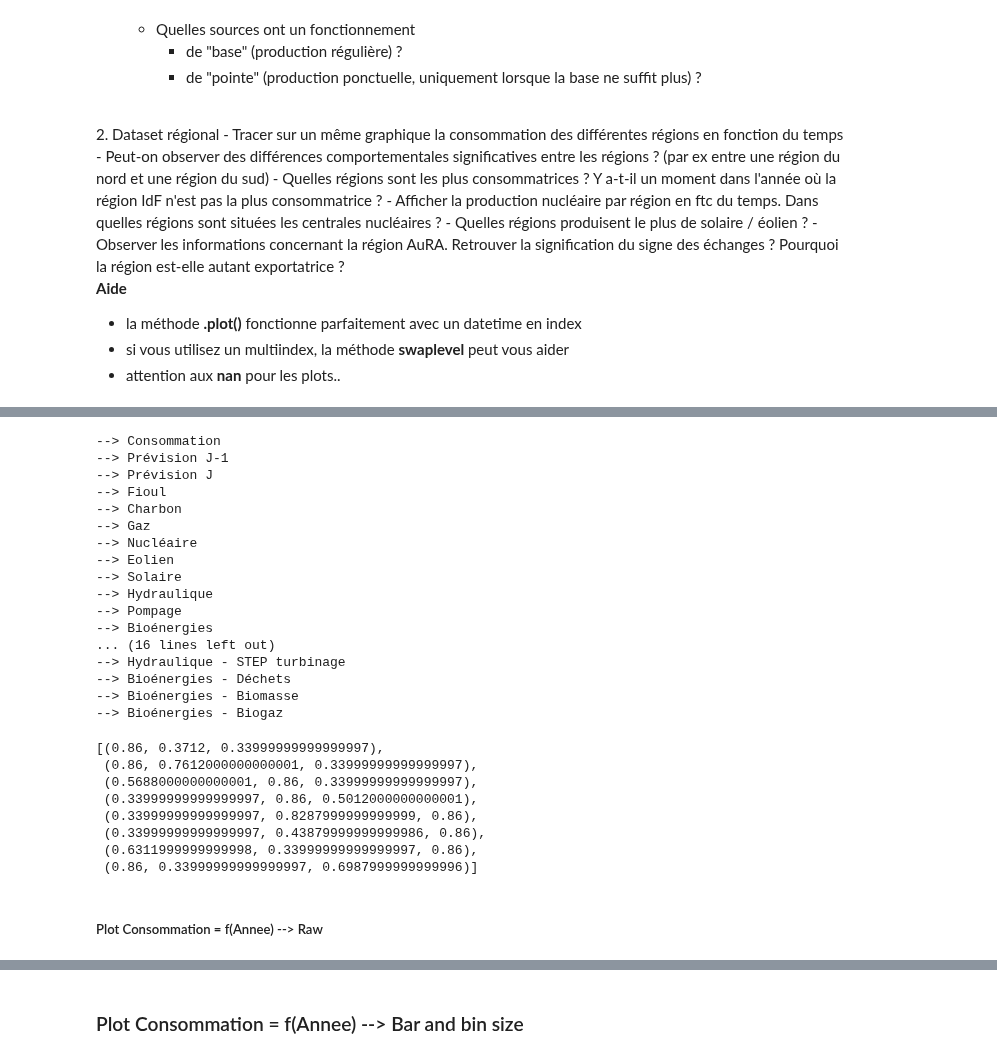
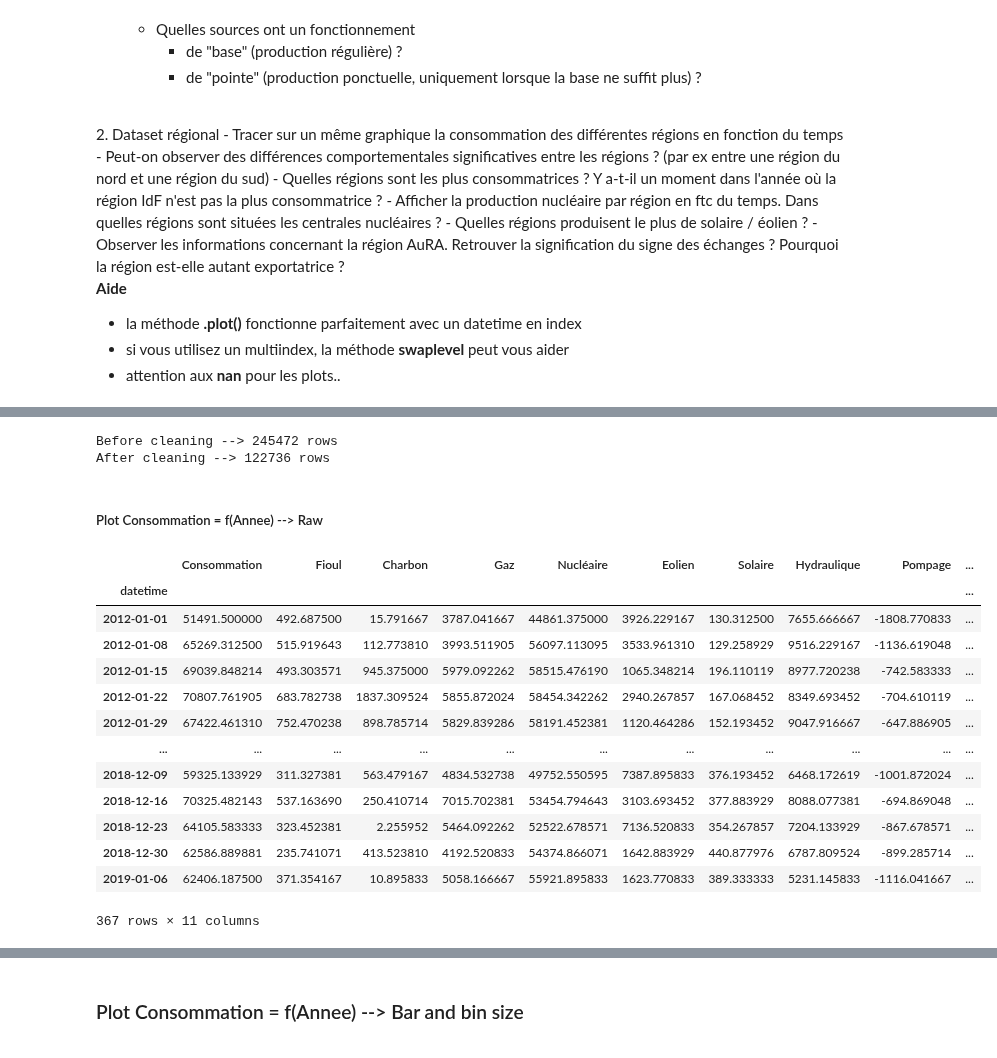
Before and after one commit to ManuLabricole/CDN-Statistique, a Jupyter notebook: Notebooks/Stat_descriptives_part2_mise_en_pratique.ipynb, the cells around one changed output, grey strips where cells are left out. Cells and saved outputs as stored; diff of their text form; code cells hidden in the pictures.

```diff
--- a/Notebooks/Stat_descriptives_part2_mise_en_pratique.ipynb
+++ b/Notebooks/Stat_descriptives_part2_mise_en_pratique.ipynb
@@ -539 +535,14 @@ Removed rows --> 123082
+# %%
+colEnergy = [
+    "Consommation",
+    "Fioul",
+    "Charbon",
+    "Gaz",
+    "Nucléaire",
+    "Eolien",
+    "Solaire",
+    "Hydraulique",
+    "Pompage",
+    "Bioénergies"
+]
 # %% [markdown]
@@ -544,34 +550,29 @@ if "Périmètre" in df_n.columns.tolist() and "Nature" in df_n.columns.tolist():
-# %%
-for el in df_n.columns:
-    print(f"--> {el}")
-# %% [output]
---> Consommation
---> Prévision J-1
---> Prévision J
---> Fioul
---> Charbon
---> Gaz
---> Nucléaire
---> Eolien
---> Solaire
---> Hydraulique
---> Pompage
---> Bioénergies
-... (16 lines left out)
---> Hydraulique - STEP turbinage
---> Bioénergies - Déchets
---> Bioénergies - Biomasse
---> Bioénergies - Biogaz
-# %%
-sns.color_palette("hls", 8)
-# %% [output]
-[(0.86, 0.3712, 0.33999999999999997),
- (0.86, 0.7612000000000001, 0.33999999999999997),
- (0.5688000000000001, 0.86, 0.33999999999999997),
- (0.33999999999999997, 0.86, 0.5012000000000001),
- (0.33999999999999997, 0.8287999999999999, 0.86),
- (0.33999999999999997, 0.43879999999999986, 0.86),
- (0.6311999999999998, 0.33999999999999997, 0.86),
- (0.86, 0.33999999999999997, 0.6987999999999996)]
+# %%
+df_n_E = df_national.copy()
+df_n_E = df_n_E[colEnergy]
+print(f"Before cleaning --> {df_n_E.shape[0]} rows")
+df_n_E.dropna(axis=0, inplace=True)
+print(f"After cleaning --> {df_n_E.shape[0]} rows")
+df_n_E.sort_index(inplace=True)
+# %% [output]
+Before cleaning --> 245472 rows
+After cleaning --> 122736 rows
 # %% [markdown]
 ##### Plot Consommation = f(Annee) --> Raw
+# %%
+df_n_E.resample("W").mean()
+# %% [output]
+|  | Consommation | Fioul | Charbon | Gaz | Nucléaire | Eolien | Solaire | Hydraulique | Pompage | ... |
+| datetime |  |  |  |  |  |  |  |  |  | ... |
+| 2012-01-01 | 51491.500000 | 492.687500 | 15.791667 | 3787.041667 | 44861.375000 | 3926.229167 | 130.312500 | 7655.666667 | -1808.770833 | ... |
+| 2012-01-08 | 65269.312500 | 515.919643 | 112.773810 | 3993.511905 | 56097.113095 | 3533.961310 | 129.258929 | 9516.229167 | -1136.619048 | ... |
+| 2012-01-15 | 69039.848214 | 493.303571 | 945.375000 | 5979.092262 | 58515.476190 | 1065.348214 | 196.110119 | 8977.720238 | -742.583333 | ... |
+| 2012-01-22 | 70807.761905 | 683.782738 | 1837.309524 | 5855.872024 | 58454.342262 | 2940.267857 | 167.068452 | 8349.693452 | -704.610119 | ... |
+| 2012-01-29 | 67422.461310 | 752.470238 | 898.785714 | 5829.839286 | 58191.452381 | 1120.464286 | 152.193452 | 9047.916667 | -647.886905 | ... |
+| ... | ... | ... | ... | ... | ... | ... | ... | ... | ... | ... |
+| 2018-12-09 | 59325.133929 | 311.327381 | 563.479167 | 4834.532738 | 49752.550595 | 7387.895833 | 376.193452 | 6468.172619 | -1001.872024 | ... |
+| 2018-12-16 | 70325.482143 | 537.163690 | 250.410714 | 7015.702381 | 53454.794643 | 3103.693452 | 377.883929 | 8088.077381 | -694.869048 | ... |
+| 2018-12-23 | 64105.583333 | 323.452381 | 2.255952 | 5464.092262 | 52522.678571 | 7136.520833 | 354.267857 | 7204.133929 | -867.678571 | ... |
+| 2018-12-30 | 62586.889881 | 235.741071 | 413.523810 | 4192.520833 | 54374.866071 | 1642.883929 | 440.877976 | 6787.809524 | -899.285714 | ... |
+| 2019-01-06 | 62406.187500 | 371.354167 | 10.895833 | 5058.166667 | 55921.895833 | 1623.770833 | 389.333333 | 5231.145833 | -1116.041667 | ... |
+367 rows × 11 columns
```
Also changed, not shown: parts of 18 cells of this notebook.
